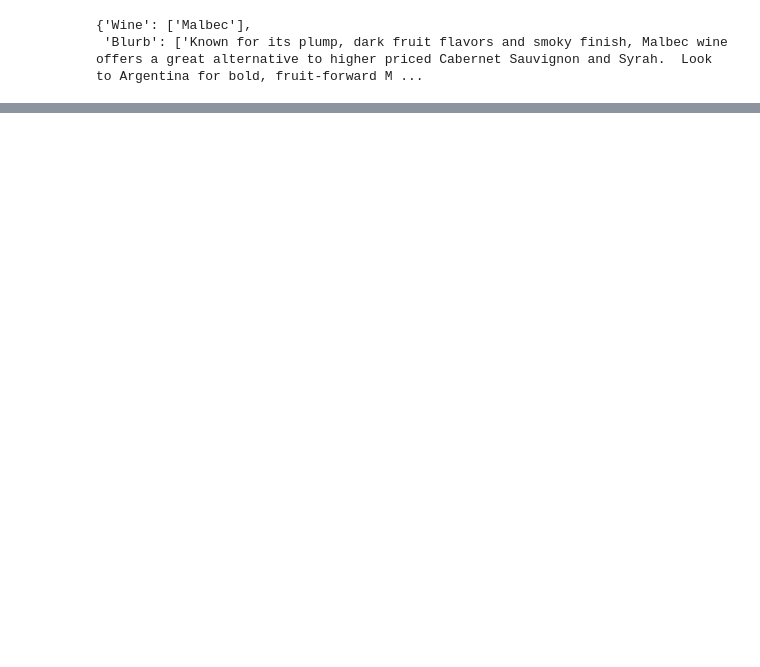
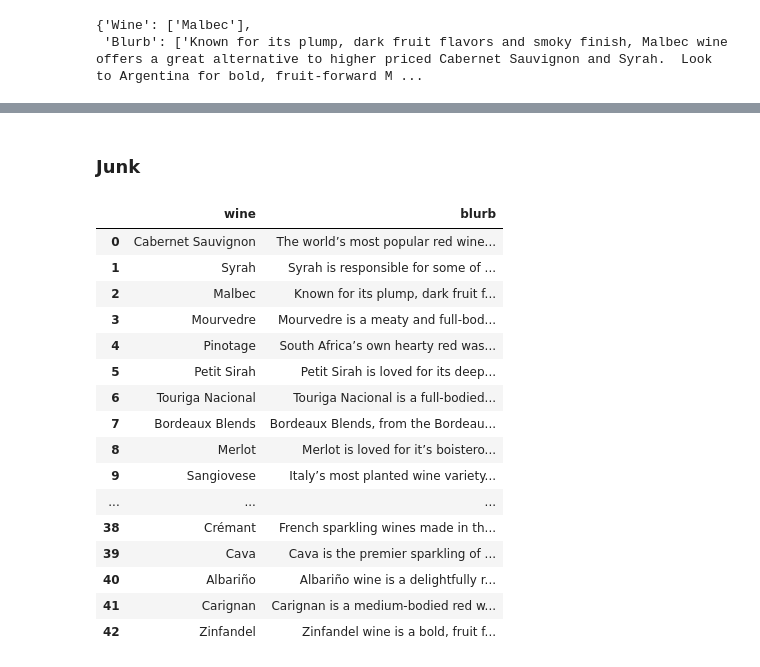
Before and after one commit to SaifeelMomin/PocketSom, a Jupyter notebook: stage/sandbox.ipynb, the cells around one changed output, grey strips where cells are left out. Saved outputs shown, nothing was run; the diff lists cells and outputs as text; code cells hidden in the pictures; blank space fills up the shorter version.

```diff
--- a/stage/sandbox.ipynb
+++ b/stage/sandbox.ipynb
@@ -127,0 +180,24 @@ data
+# %% [markdown]
+### Junk
+# %%
+qry = session.query("* from wine_blurbs").statement
+df = pd.read_sql_query(qry, engine).drop(columns="ID")
+df
+# %% [output]
+|  | wine | blurb |
+| 0 | Cabernet Sauvignon | The world’s most popular red wine... |
+| 1 | Syrah | Syrah is responsible for some of ... |
+| 2 | Malbec | Known for its plump, dark fruit f... |
+| 3 | Mourvedre | Mourvedre is a meaty and full-bod... |
+| 4 | Pinotage | South Africa’s own hearty red was... |
+| 5 | Petit Sirah | Petit Sirah is loved for its deep... |
+| 6 | Touriga Nacional | Touriga Nacional is a full-bodied... |
+| 7 | Bordeaux Blends | Bordeaux Blends, from the Bordeau... |
+| 8 | Merlot | Merlot is loved for it’s boistero... |
+| 9 | Sangiovese | Italy’s most planted wine variety... |
+| ... | ... | ... |
+| 38 | Crémant | French sparkling wines made in th... |
+| 39 | Cava | Cava is the premier sparkling of ... |
+| 40 | Albariño | Albariño wine is a delightfully r... |
+| 41 | Carignan | Carignan is a medium-bodied red w... |
+| 42 | Zinfandel | Zinfandel wine is a bold, fruit f... |
```
Also changed, not shown: parts of 8 cells of this notebook, 1 other file.
